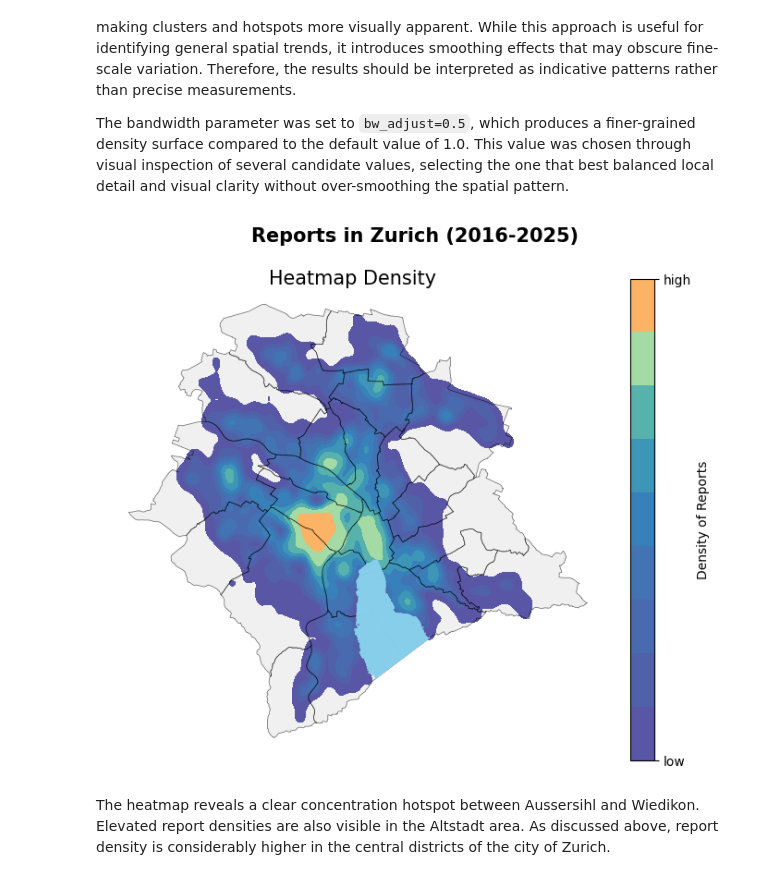
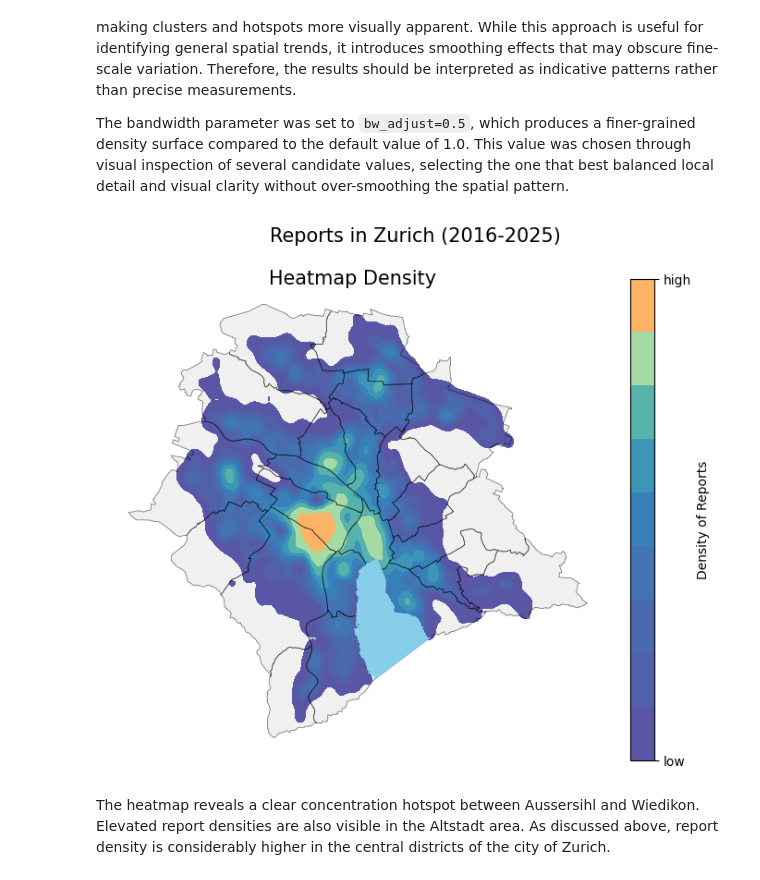
Before and after one commit to fabianott/zueriwieneu_spatial_analysis, a Jupyter notebook: notebooks/spatial_analysis.ipynb, the cells around one changed output. Cells and saved outputs as stored; diff of their text form; code cells hidden in the pictures.

```diff
--- a/notebooks/spatial_analysis.ipynb
+++ b/notebooks/spatial_analysis.ipynb
@@ -22,16 +23,20 @@ from src.point_distribution import plot_point_distribution
 ## 1. Load the Data
 
 Before conducting the analysis, the reports data is spatially joined with Zurich's district polygons. This allows each report to be assigned to a specific neighbourhood. Report counts are then standardised by district area (km²) to ensure comparability between districts of different sizes.
+# %%
+# Define relative paths with pathlib
+data_dir = Path("../data")
+outputs_dir = Path("../outputs")
 # %%
 # Load preprocessed data
-reports_gdf = gpd.read_file("../data/processed/reports_gdf.gpkg")
-district_gdf = gpd.read_file("../data/processed/districts.gpkg")
-lakes_gdf = gpd.read_file("../data/processed/zurichsee.gpkg")
-waste_containers = gpd.read_file("../data/processed/abfallgefaesse.gpkg").to_crs(epsg=2056)
-gastro_gdf = gpd.read_file("../data/processed/gastro.gpkg").to_crs(epsg=2056)
+reports_gdf = gpd.read_file(data_dir / "processed" / "reports_gdf.gpkg")
+district_gdf = gpd.read_file(data_dir / "processed" / "districts.gpkg")
+lakes_gdf = gpd.read_file(data_dir / "processed" / "zurichsee.gpkg")
+waste_containers = gpd.read_file(data_dir / "processed" / "abfallgefaesse.gpkg").to_crs(epsg=2056)
+gastro_gdf = gpd.read_file(data_dir / "processed" / "gastro.gpkg").to_crs(epsg=2056)
 
 # Spatial Join: assign each report to a district for other analysis that choropleth maps
-reports_district_gdf = gpd.sjoin(reports_gdf, district_gdf, how="inner", predicate="within")
+reports_district_gdf = gpd.sjoin(reports_gdf, district_gdf, how = "inner", predicate = "within")
 # %% [markdown]
 ## 2. Exploratory Spatial Data Analysis (ESDA)
 This section explores the spatial distribution of reported incidents across the city of Zurich. The goal is to identify initial spatial patterns, clustering effects, and potential hotspots. To achieve this, three visualization approaches are used: a point distribution map, a choropleth map aggregated by district, and a kernel density estimation (KDE) surface. Together, these methods provide both detailed and smoothed perspectives on the spatial structure of the data.
@@ -67,36 +72,36 @@ The KDE heatmap provides a smoothed representation of reporting intensity across
 The bandwidth parameter was set to `bw_adjust=0.5`, which produces a finer-grained density surface compared to the default value of 1.0. This value was chosen through visual inspection of several candidate values, selecting the one that best balanced local detail and visual clarity without over-smoothing the spatial pattern.
 # %%
 fig, ax = plt.subplots(1, 1, figsize=(7, 6))
-fig.suptitle("Reports in Zurich (2016-2025)", fontsize=15, x=0.5, y=1.001, fontweight="bold")
+fig.suptitle("Reports in Zurich (2016-2025)", fontsize = 15, x = 0.5, y = 1.001)
 
-district_gdf.plot(ax=ax, color="#f0f0f0", edgecolor="none")
+district_gdf.plot(ax = ax, color = "#f0f0f0", edgecolor = "none")
 
 sns.kdeplot(
-    x=reports_gdf.e,
-    y=reports_gdf.n,
-    ax=ax,
-    cmap="Spectral_r",
-    fill=True,
-    cbar=True,
-    cbar_kws={"label": "Density of Reports"},
-    bw_adjust=0.5)
+    x = reports_gdf.e,
+    y = reports_gdf.n,
+    ax = ax,
+    cmap = "Spectral_r",
+    fill = True,
+    cbar = True,
+    cbar_kws = {"label": "Density of Reports"},
+    bw_adjust = 0.5)
 
 cbar = ax.collections[-1].colorbar
 vmin, vmax = cbar.ax.get_ylim()
 cbar.set_ticks([vmin, vmax])
 cbar.set_ticklabels(["low", "high"])
 
-lakes_gdf.plot(ax=ax, color="skyblue", zorder=2)
-district_gdf.boundary.plot(ax=ax, color="black", linewidth=0.5, alpha=0.6, zorder=1)
+lakes_gdf.plot(ax = ax, color = "skyblue", zorder = 2)
+district_gdf.boundary.plot(ax = ax, color = "black", linewidth = 0.5, alpha = 0.6, zorder = 1)
 
 ax.axis("off")
-ax.set_title("Heatmap Density", fontsize=15)
+ax.set_title("Heatmap Density", fontsize = 15)
 
 plt.tight_layout()
-plt.savefig("../outputs/heatmap_density.png", dpi=300, bbox_inches="tight")
+plt.savefig(outputs_dir / "heatmap_density.png", dpi = 300, bbox_inches = "tight")
 plt.show()
 # %% [output]
-[figure, old version]
+[figure, new version]
 # %% [markdown]
 The heatmap reveals a clear concentration hotspot between Aussersihl and Wiedikon. Elevated report densities are also visible in the Altstadt area. As discussed above, report density is considerably higher in the central districts of the city of Zurich.
 # %% [markdown]
```
Also changed, not shown: parts of 15 cells of this notebook, 10 other files.
